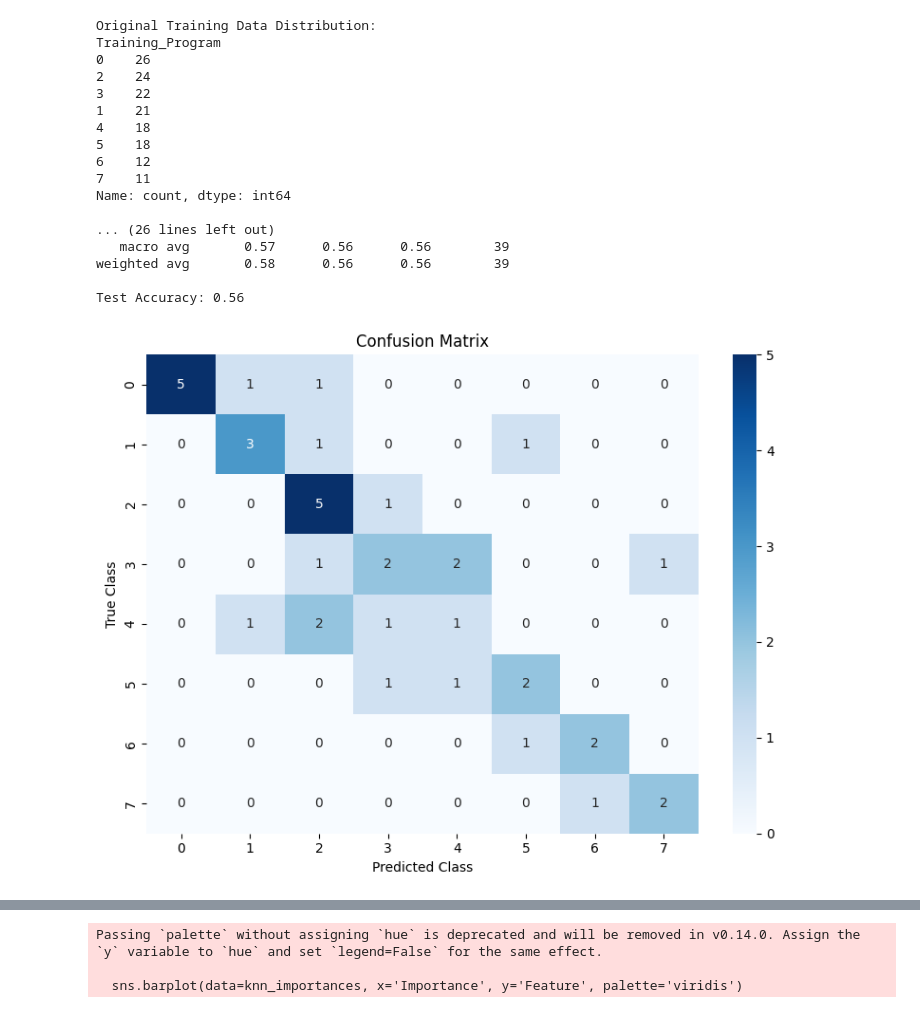
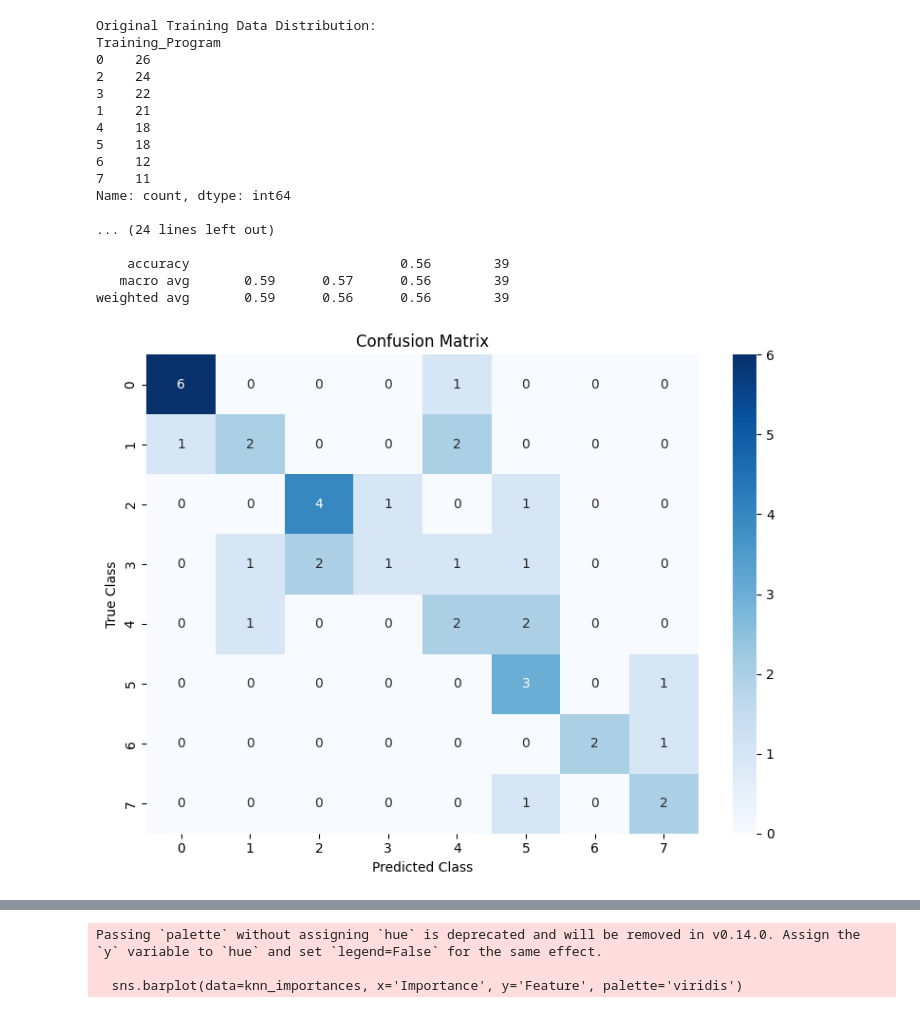
Before and after one commit to idilersudas/MastersProject, a Jupyter notebook: KNN_MulticlassClassification.ipynb, the cells around one changed output, grey strips where cells are left out. Cells and saved outputs as stored; diff of their text form; code cells hidden in the pictures.

```diff
--- a/KNN_MulticlassClassification.ipynb
+++ b/KNN_MulticlassClassification.ipynb
@@ -9,16 +9,19 @@ import pandas as pd
 import seaborn as sns
 import matplotlib.pyplot as plt
 # %%
+# Define the seed for reproducibility
+seed = 12  # Set the seed here
+
 # Load the dataset
 VT = pd.read_csv("data/processed_VT_Data.csv")
 pd.set_option('display.max_columns', None)
 
 # Separate features and target variable
-X = VT.drop(columns=["Training_Program", "surgeries", "chronic_conditions"])
+X = VT.drop(columns=["Training_Program"])
 y = VT["Training_Program"]
 
 # Split the data into training and testing sets
-X_train, X_test, y_train, y_test = train_test_split(X, y, test_size=0.2, random_state=12, stratify=y)
+X_train, X_test, y_train, y_test = train_test_split(X, y, test_size=0.2, random_state=seed, stratify=y)
 
 # Normalize the data
 scaler = StandardScaler()
@@ -26,7 +29,7 @@ X_train = scaler.fit_transform(X_train)
 X_test = scaler.transform(X_test)
 
 # Generate synthetic data with SMOTE
-smote = SMOTE(random_state=12)
+smote = SMOTE(random_state=seed)
 X_train_resampled, y_train_resampled = smote.fit_resample(X_train, y_train)
 
 print("Original Training Data Distribution:")
@@ -52,7 +55,7 @@ random_search_knn = RandomizedSearchCV(
     n_iter=30,
     scoring='accuracy',
     cv=4,
-    random_state=12,
+    random_state=seed,
     verbose=1,
     n_jobs=-1
 )
@@ -83,42 +86,68 @@ plt.ylabel('True Class')
 plt.tight_layout()
 plt.show()
 
+# Precision-Recall Curve and PR AUC Calculation
+# Binarize the output (One-vs-Rest approach for multi-class Precision-Recall)
+y_test_binarized = label_binarize(y_test, classes=best_knn.classes_)
+y_prob_knn = best_knn.predict_proba(X_test)  # Get class probabilities
+
+# Initialize plot for PR Curve
+plt.figure(figsize=(12, 8))
+
+# Loop through each class
+for i, class_label in enumerate(best_knn.classes_):
+    precision, recall, _ = precision_recall_curve(y_test_binarized[:, i], y_prob_knn[:, i])
+    auc_score = average_precision_score(y_test_binarized[:, i], y_prob_knn[:, i])
+    plt.plot(recall, precision, label=f'Class {class_label} (AP={auc_score:.2f})')
+
+# Plot settings
+plt.title('Precision-Recall Curve', fontsize=16)
+plt.xlabel('Recall', fontsize=14)
+plt.ylabel('Precision', fontsize=14)
+plt.legend(loc='best', fontsize=12)
+plt.grid(alpha=0.3)
+plt.tight_layout()
+plt.show()
+
+# Display overall Average Precision Score (macro average)
+overall_pr_auc = average_precision_score(y_test_binarized, y_prob_knn, average="macro")
+print(f"\nOverall PR AUC (Macro Average): {overall_pr_auc:.2f}")
 
 # Calculate Permutation Importance
-perm_importance_knn = permutation_importance(best_knn, X_test, y_test, n_repeats=30, random_state=42)
+perm_importance_knn = permutation_importance(best_knn, X_test, y_test, n_repeats=30, random_state=seed)
 
 # Store permutation importance in a DataFrame
 knn_importances = pd.DataFrame({
     'Feature': X.columns,
     'Importance': perm_importance_knn.importances_mean
 }).sort_values(by='Importance', ascending=False)
 
 # Display the feature importances
 print("Permutation Importance for KNN:")
 print(knn_importances)
 
 # Plot the feature importances
 plt.figure(figsize=(10, 6))
 sns.barplot(data=knn_importances, x='Importance', y='Feature', palette='viridis')
 plt.title('Feature Importance from Permutation for KNN', fontsize=16)
 plt.tight_layout()
 plt.show()
 # %% [output]
 Original Training Data Distribution:
 Training_Program
 0    26
 2    24
 3    22
 1    21
 4    18
 5    18
 6    12
 7    11
 Name: count, dtype: int64
 
-... (26 lines left out)
-   macro avg       0.57      0.56      0.56        39
-weighted avg       0.58      0.56      0.56        39
+... (24 lines left out)
 
-Test Accuracy: 0.56
+    accuracy                           0.56        39
+   macro avg       0.59      0.57      0.56        39
+weighted avg       0.59      0.56      0.56        39
-[figure, old version]
+[figure, new version]
```
Also changed, not shown: parts of 3 cells of this notebook, 4 other files.
